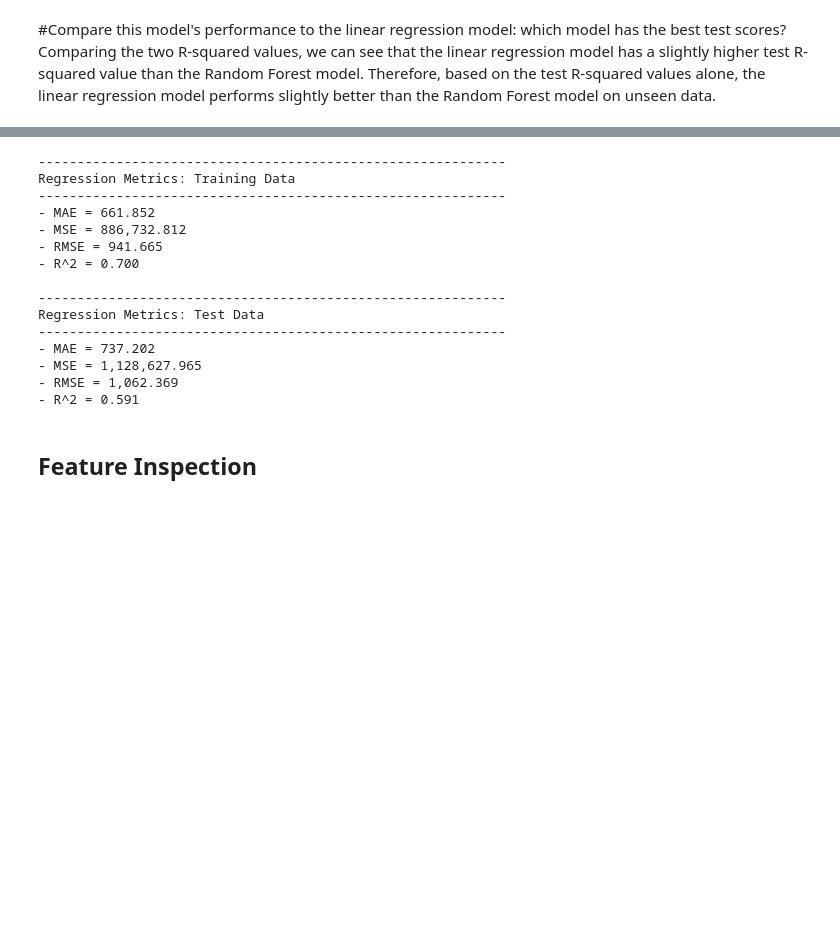
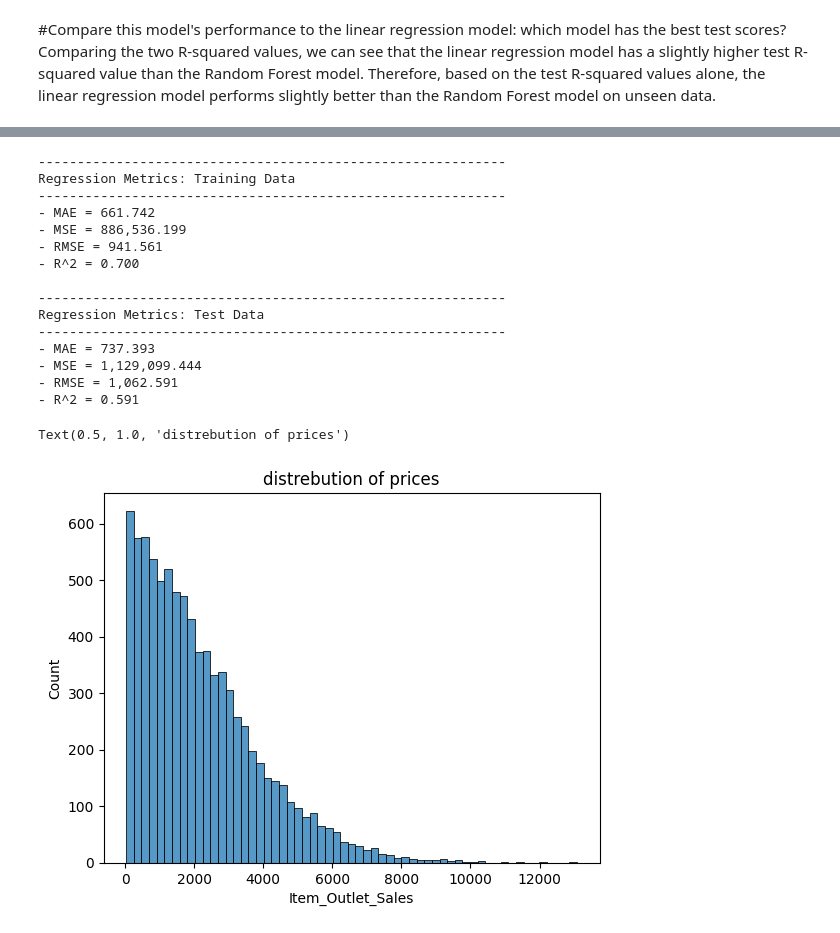
Before and after one commit to idrissliouane/Prediction-of-Product-Sales, a Jupyter notebook: Prediction_of_Product_Sales.ipynb, the cells around one changed output, grey strips where cells are left out. Saved outputs shown, nothing was run; the diff lists cells and outputs as text; code cells hidden in the pictures; blank space fills up the shorter version.

```diff
--- a/Prediction_of_Product_Sales.ipynb
+++ b/Prediction_of_Product_Sales.ipynb
@@ -764,20 +767,20 @@ GridSearchCV(estimator=RandomForestRegressor(random_state=42), n_jobs=-1,
 # %%
 best_rf=grid_search.best_estimator_
 # %%
-evaluate_regression(best_rf, X_train_tf, y_train, X_test_tf, y_test)
+evaluate_regression(best_rf, X_train, y_train, X_test, y_test)
 # %% [output]
 ------------------------------------------------------------
 Regression Metrics: Training Data
 ------------------------------------------------------------
-- MAE = 661.852
-- MSE = 886,732.812
-- RMSE = 941.665
+- MAE = 661.742
+- MSE = 886,536.199
+- RMSE = 941.561
 - R^2 = 0.700
 
 ------------------------------------------------------------
 Regression Metrics: Test Data
 ------------------------------------------------------------
-- MAE = 737.202
-- MSE = 1,128,627.965
-- RMSE = 1,062.369
+- MAE = 737.393
+- MSE = 1,129,099.444
+- RMSE = 1,062.591
 - R^2 = 0.591
@@ -841,2 +787,6 @@ def evaluate_classification(model, X_train, y_train, X_test, y_test,
-# %% [markdown]
-## Feature Inspection
+# %%
+ax = sns.histplot(data=df,x='Item_Outlet_Sales');
+ax.set_title("distrebution of prices")
+# %% [output]
+Text(0.5, 1.0, 'distrebution of prices')
+[figure, added]
```
Also changed, not shown: parts of 26 cells of this notebook.
